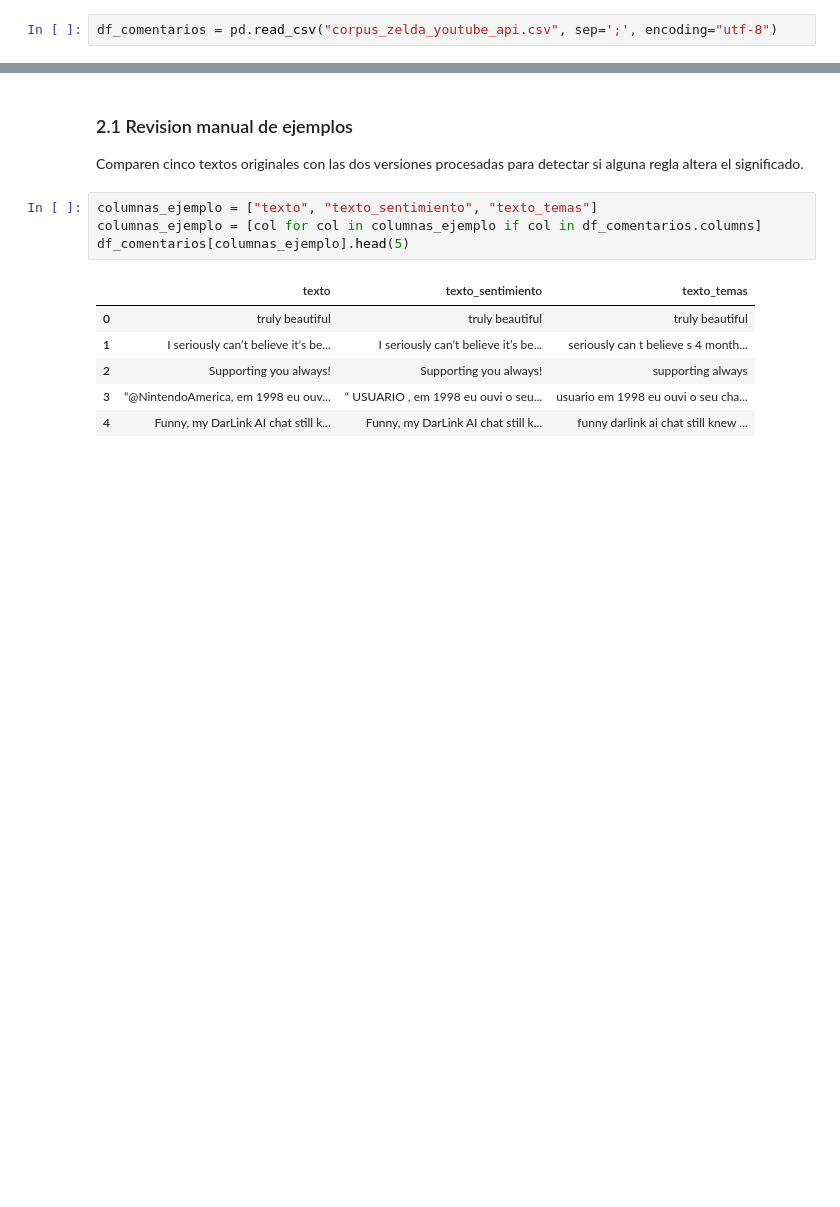
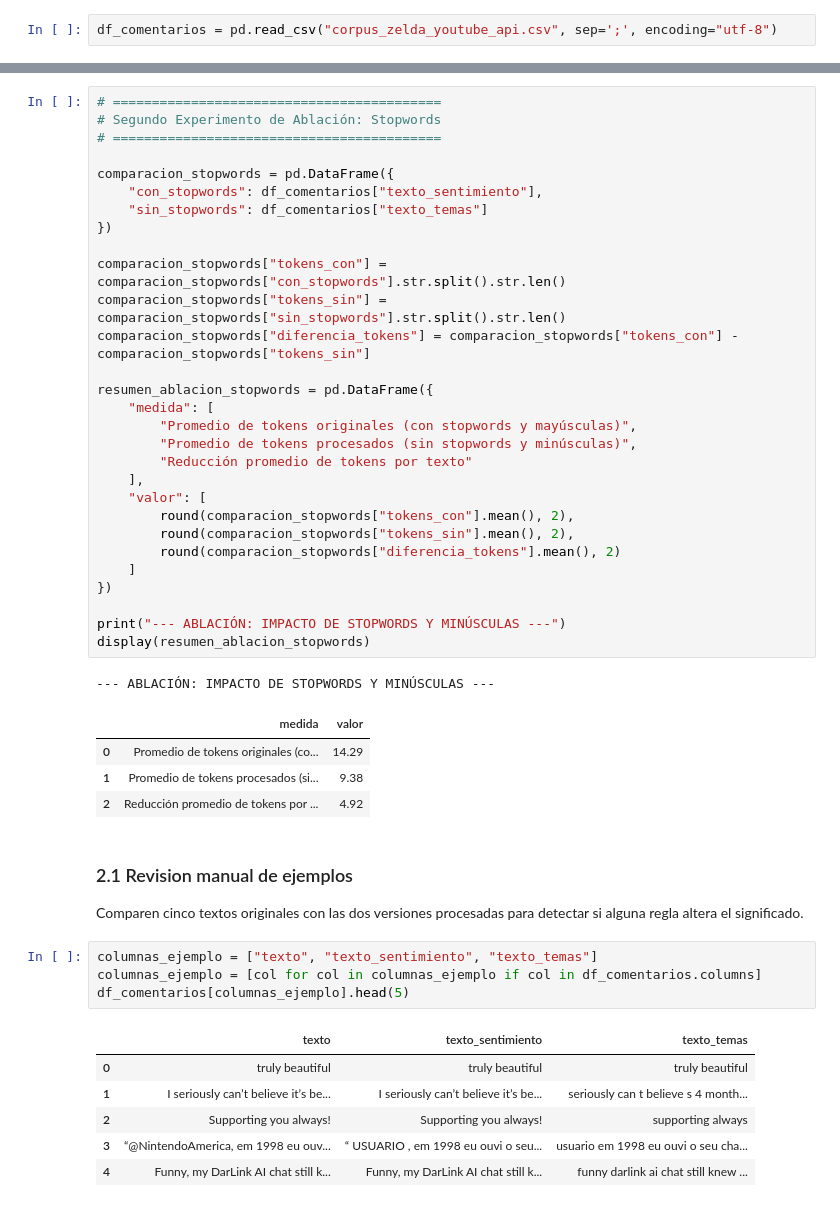
Before and after one commit to marttapia2023/Tarea-1-PNL, a Jupyter notebook: LLM.ipynb, the cells around one changed output, grey strips where cells are left out. Drawn from its saved outputs; the diff is of its cells as text; blank space fills up the shorter version.

```diff
--- a/LLM.ipynb
+++ b/LLM.ipynb
@@ -426,6 +439,41 @@ print("Columnas originales preservadas:", "texto" in df_comentarios.columns)
 # %% [output]
 Comentarios procesados: 20000
 Columnas originales preservadas: True
+# %%
+# ==========================================
+# Segundo Experimento de Ablación: Stopwords
+# ==========================================
+
+comparacion_stopwords = pd.DataFrame({
+    "con_stopwords": df_comentarios["texto_sentimiento"],
+    "sin_stopwords": df_comentarios["texto_temas"]
+})
+
+comparacion_stopwords["tokens_con"] = comparacion_stopwords["con_stopwords"].str.split().str.len()
+comparacion_stopwords["tokens_sin"] = comparacion_stopwords["sin_stopwords"].str.split().str.len()
+comparacion_stopwords["diferencia_tokens"] = comparacion_stopwords["tokens_con"] - comparacion_stopwords["tokens_sin"]
+
+resumen_ablacion_stopwords = pd.DataFrame({
+    "medida": [
+        "Promedio de tokens originales (con stopwords y mayúsculas)",
+        "Promedio de tokens procesados (sin stopwords y minúsculas)",
+        "Reducción promedio de tokens por texto"
+    ],
+    "valor": [
+        round(comparacion_stopwords["tokens_con"].mean(), 2),
+        round(comparacion_stopwords["tokens_sin"].mean(), 2),
+        round(comparacion_stopwords["diferencia_tokens"].mean(), 2)
+    ]
+})
+
+print("--- ABLACIÓN: IMPACTO DE STOPWORDS Y MINÚSCULAS ---")
+display(resumen_ablacion_stopwords)
+# %% [output]
+--- ABLACIÓN: IMPACTO DE STOPWORDS Y MINÚSCULAS ---
+|  | medida | valor |
+| 0 | Promedio de tokens originales (co... | 14.29 |
+| 1 | Promedio de tokens procesados (si... | 9.38 |
+| 2 | Reducción promedio de tokens por ... | 4.92 |
 # %% [markdown]
 ### 2.1 Revision manual de ejemplos
 Comparen cinco textos originales con las dos versiones procesadas para detectar si alguna regla altera el significado.
```
Also changed, not shown: parts of 38 cells of this notebook.
